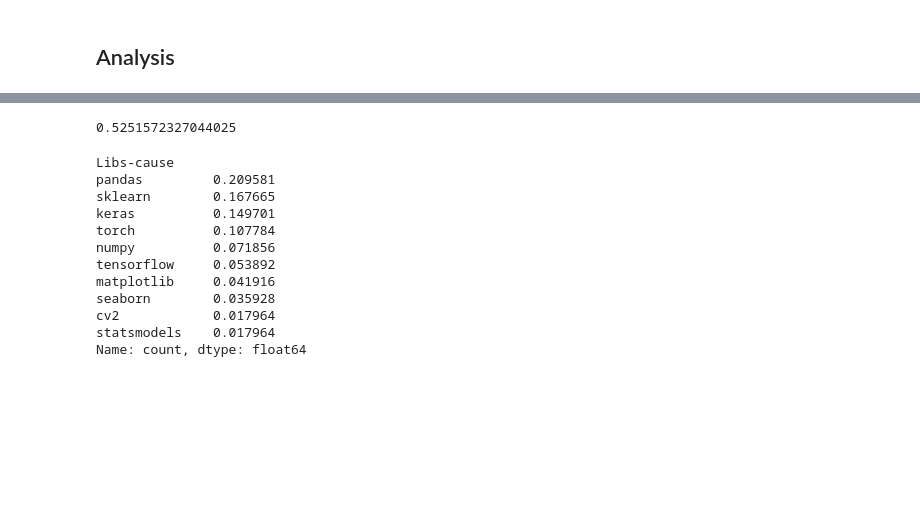
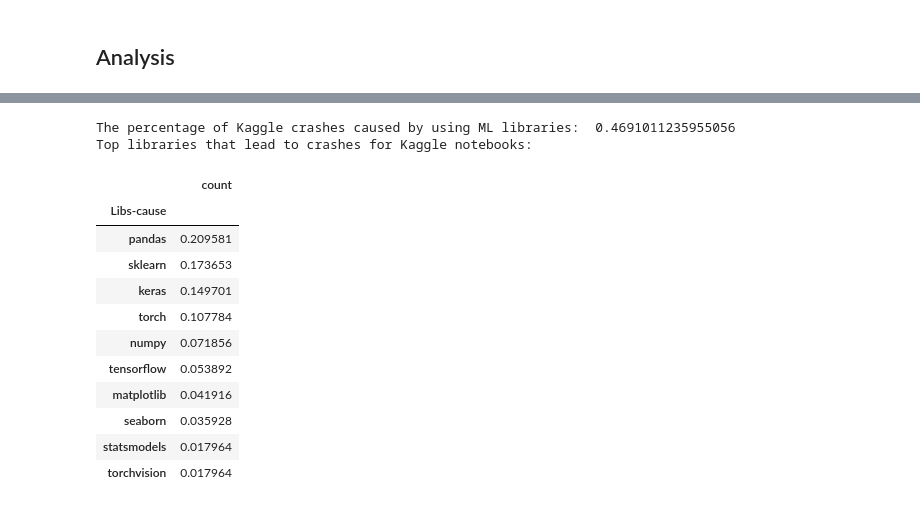
Before and after one commit to PELAB-LiU/jupyter_nbs_empirical, a Jupyter notebook: data_analysis_[additional-manual_labels_libraries].ipynb, the cells around one changed output, grey strips where cells are left out. Drawn from its saved outputs; the diff is of its cells as text; code cells hidden in the pictures; blank space fills up the shorter version.

```diff
--- a/data_analysis_[additional-manual_labels_libraries].ipynb
+++ b/data_analysis_[additional-manual_labels_libraries].ipynb
@@ -79,18 +58,21 @@ Name: count, dtype: float64
 # %%
-df_mlerr_labels_k = df_mlerr_labels_mllibs[(df_mlerr_labels_mllibs["nb_source"]==config.NB_SOURCE["kaggle"])]
-print(sum(df_mlerr_labels_k["Libs-cause"].value_counts())/df_mlerr_labels_mllibs.shape[0])
-df_mlerr_labels_k["Libs-cause"].value_counts()[:10]/df_mlerr_labels_k.shape[0]
+df_mlerr_labels_k = df_mlerr_labels[(df_mlerr_labels["nb_source"]==config.NB_SOURCE["kaggle"])]
+df_mlerr_labels_mllibs_k = df_mlerr_labels_mllibs[(df_mlerr_labels_mllibs["nb_source"]==config.NB_SOURCE["kaggle"])]
+print("The percentage of Kaggle crashes caused by using ML libraries: ", df_mlerr_labels_mllibs_k.shape[0]/df_mlerr_labels_k.shape[0])
+print("Top libraries that lead to crashes for Kaggle notebooks:")
+pd.DataFrame(df_mlerr_labels_mllibs_k["Libs-cause"].value_counts()[:10]/df_mlerr_labels_mllibs_k.shape[0])
 # %% [output]
-0.5251572327044025
+The percentage of Kaggle crashes caused by using ML libraries:  0.4691011235955056
+Top libraries that lead to crashes for Kaggle notebooks:
-Libs-cause
-pandas         0.209581
-sklearn        0.167665
-keras          0.149701
-torch          0.107784
-numpy          0.071856
-tensorflow     0.053892
-matplotlib     0.041916
-seaborn        0.035928
-cv2            0.017964
-statsmodels    0.017964
-Name: count, dtype: float64
+|  | count |
+| Libs-cause |  |
+| pandas | 0.209581 |
+| sklearn | 0.173653 |
+| keras | 0.149701 |
+| torch | 0.107784 |
+| numpy | 0.071856 |
+| tensorflow | 0.053892 |
+| matplotlib | 0.041916 |
+| seaborn | 0.035928 |
+| statsmodels | 0.017964 |
+| torchvision | 0.017964 |
```
Also changed, not shown: parts of 9 cells of this notebook.
